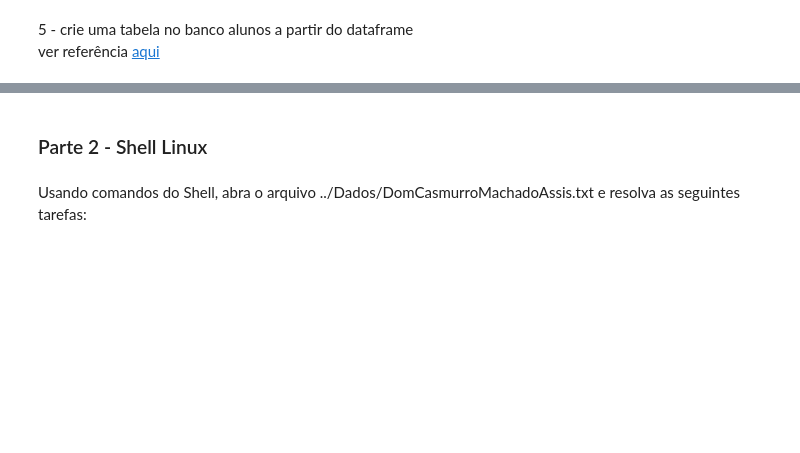
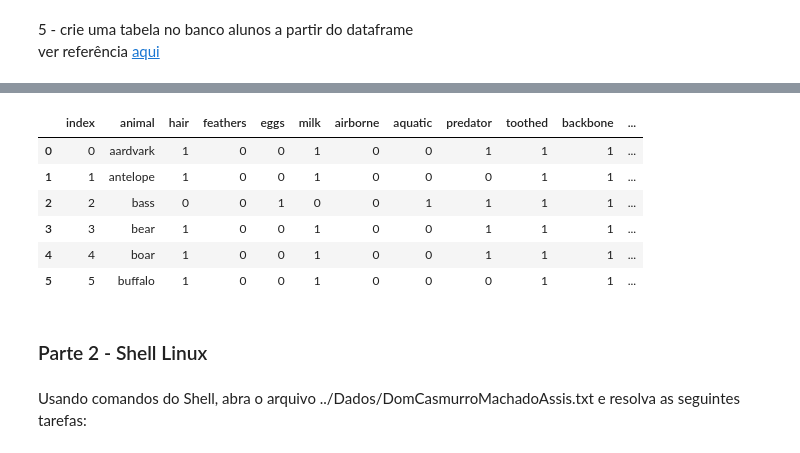
Before and after one commit to Cristiananc/FGV_Programming_Languages, a Jupyter notebook: Python/Exercicios/Exercicios_Revisao_A2-Copy1.ipynb, the cells around one changed output, grey strips where cells are left out. Cells and saved outputs as stored; diff of their text form; code cells hidden in the pictures; blank space fills up the shorter version.

```diff
--- a/Python/Exercicios/Exercicios_Revisao_A2-Copy1.ipynb
+++ b/Python/Exercicios/Exercicios_Revisao_A2-Copy1.ipynb
@@ -53,3 +133,6 @@ conn = pymysql.connect(host='127.0.0.1', #localhost
                        user='aluno',
                        passwd=p,
                        db='alunos')
+# %%
+#Abaixo o passo a passo para a criação de uma tabela no sql a patir de um dataframe
+conn = sqlite3.connect('tabela_zoo')
@@ -56,3 +160,15 @@ conn = pymysql.connect(host='127.0.0.1', #localhost
+# %%
+#Transformando uma tabela do sql em um dataframe
+new_df = pd.read_sql_query("SELECT * FROM tabela_zoo;", conn)
+new_df.head(6)
+# %% [output]
+|  | index | animal | hair | feathers | eggs | milk | airborne | aquatic | predator | toothed | backbone | ... |
+| 0 | 0 | aardvark | 1 | 0 | 0 | 1 | 0 | 0 | 1 | 1 | 1 | ... |
+| 1 | 1 | antelope | 1 | 0 | 0 | 1 | 0 | 0 | 0 | 1 | 1 | ... |
+| 2 | 2 | bass | 0 | 0 | 1 | 0 | 0 | 1 | 1 | 1 | 1 | ... |
+| 3 | 3 | bear | 1 | 0 | 0 | 1 | 0 | 0 | 1 | 1 | 1 | ... |
+| 4 | 4 | boar | 1 | 0 | 0 | 1 | 0 | 0 | 1 | 1 | 1 | ... |
+| 5 | 5 | buffalo | 1 | 0 | 0 | 1 | 0 | 0 | 0 | 1 | 1 | ... |
 # %% [markdown]
 ### Parte 2 - Shell Linux
 # %% [markdown]
```
Also changed, not shown: parts of 46 cells of this notebook, 2 other files.
